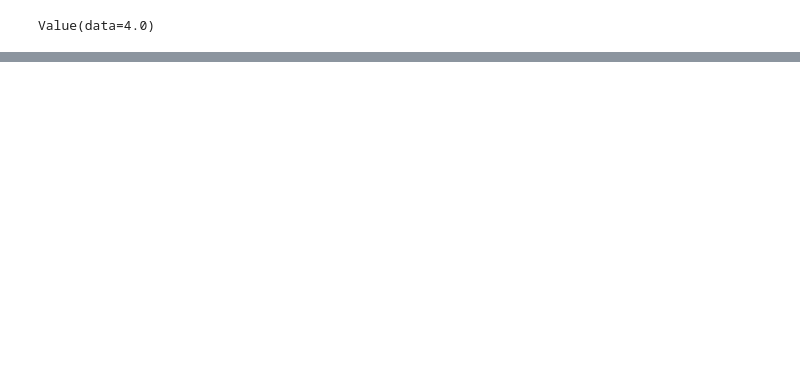
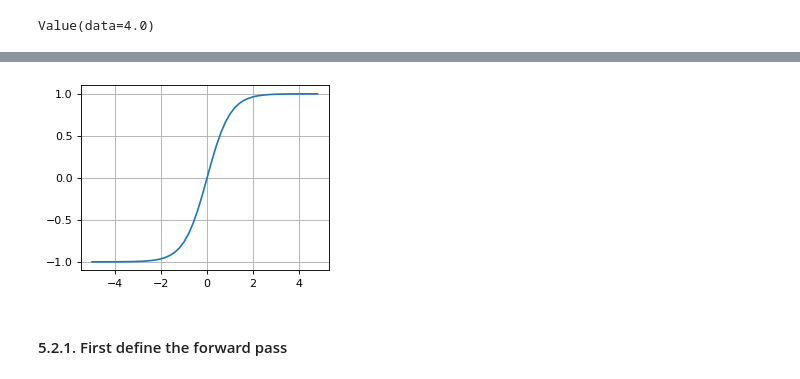
Before and after one commit to waltdhill/sci-comp, a Jupyter notebook: 10-ai-ml-implementations/build_micrograd/build_micrograd.ipynb, the cells around one changed output, grey strips where cells are left out. Drawn from its saved outputs; the diff is of its cells as text; code cells hidden in the pictures; blank space fills up the shorter version.

```diff
--- a/10-ai-ml-implementations/build_micrograd/build_micrograd.ipynb
+++ b/10-ai-ml-implementations/build_micrograd/build_micrograd.ipynb
@@ -457,0 +619,8 @@ draw_dot(L)
+# %%
+# example activation function: tanh smoothly caps large (+ or -) inputs to +1 or -1 respectively
+plt.figure(figsize=(4, 3), dpi=80)
+plt.plot(np.arange(-5,5,0.2), np.tanh(np.arange(-5,5,0.2))); plt.grid()
+# %% [output]
+[figure, added]
+# %% [markdown]
+#### 5.2.1. First define the forward pass
```
Also changed, not shown: parts of 43 cells of this notebook.
